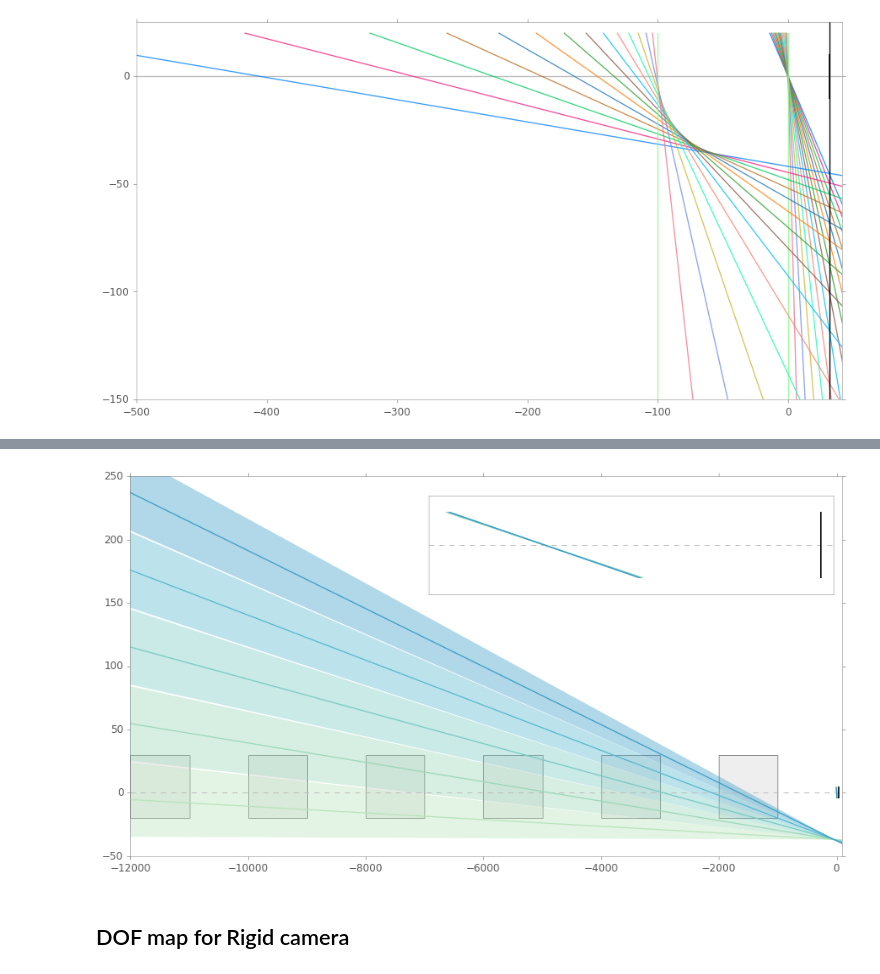
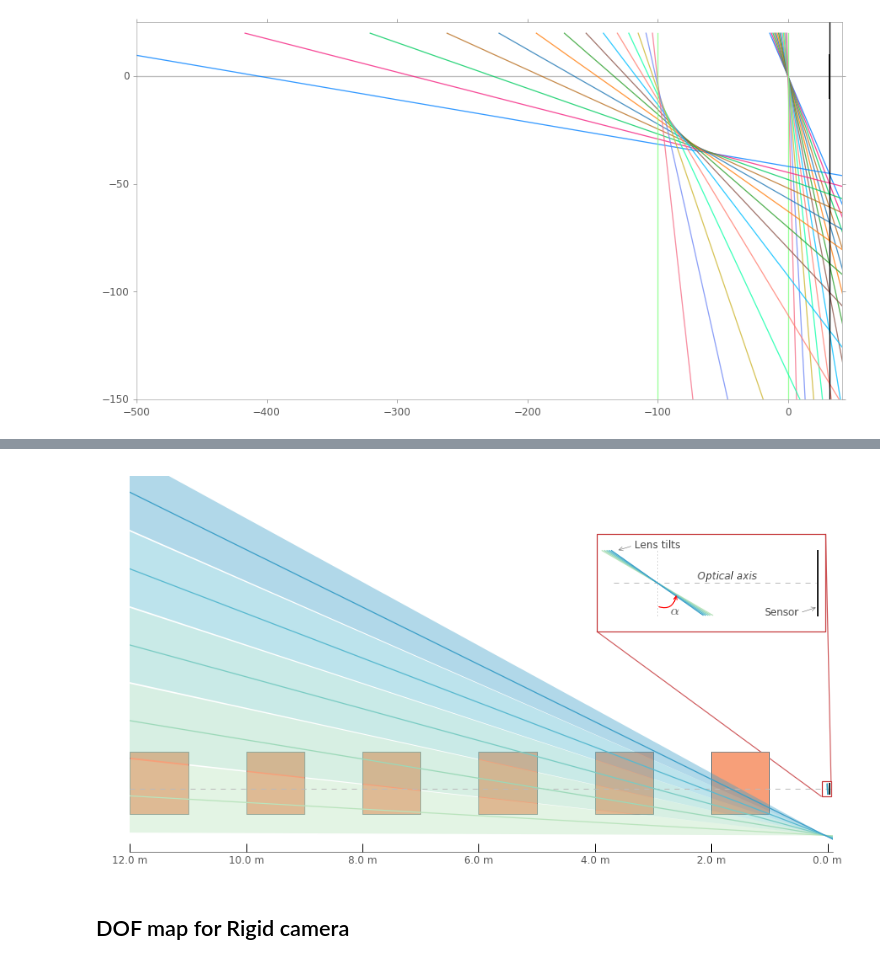
Before and after one commit to indranilsinharoy/phd-artifacts, a Jupyter notebook: chapters/chapter03_geometricmodel/code/PoSFcompare_rigidcam_scheimpflug.ipynb, the cells around one changed output, grey strips where cells are left out. Saved outputs shown, nothing was run; the diff lists cells and outputs as text; code cells hidden in the pictures.

```diff
--- a/chapters/chapter03_geometricmodel/code/PoSFcompare_rigidcam_scheimpflug.ipynb
+++ b/chapters/chapter03_geometricmodel/code/PoSFcompare_rigidcam_scheimpflug.ipynb
@@ -92,6 +94,15 @@ def draw_objects(ax, locations, sizes):
         ax.add_patch(
             patches.Rectangle(
                 (loc[0], loc[1]),   # (x,y)
-                size[0], size[1], fill=True, facecolor='#EEEEEE', edgecolor='#888888', zorder=1))
+                size[0], size[1], fill=True, facecolor='#F79F79', edgecolor='#888888', zorder=1))
+
+def set_axes_edge_color_and_width(ax, col, width=1):
+    """sets the edge color of axes"""
+    for each in ['bottom', 'top', 'right', 'left']:
+        if col == 'none':
+            ax.spines[each].set_visible(False)
+        else:
+            ax.spines[each].set_color(col)
+        ax.spines[each].set_linewidth(width)
 # %%
 # Optical system (for both rigid and scheimpflug camera)
@@ -173,7 +210,6 @@ fig, ax = plt.subplots(1, 1, figsize=(15, 8))
 num = 5
 
 f = 24
-
 
 #ccmap = plt.cm.plasma
 #cindex = np.linspace(0, ccmap.N-40, num)
@@ -210,6 +246,7 @@ for i, each in enumerate(alpha):
     zo = get_zo(f, zodash, each)
     #print('zo = ', zo)
     angleY = beta(f, zo, each)
+    print('alpha =', each, 'beta =', angleY)
     x, y = get_points(angleY, zo, ymin-ypad, ymax+ypad)
     ax.plot(x, y, color=cols[i], alpha=1.0)
     # Draw DOF wedge
@@ -243,26 +280,83 @@ draw_objects(ax,
              locations=((-2000, -20), (-4000, -20), (-6000, -20), (-8000, -20), (-10000, -20), (-12000, -20),),
              sizes=((1000, 50), (1000, 50), (1000, 50), (1000, 50), (1000, 50), (1000, 50),) )
 
-# add inset figure to show zoomed in version of the lens and sensor configuration
-iax = fig.add_axes([0.45,0.66,0.44,0.2], frameon=True, axisbg='white')
-iax.set_xlim(-4, 10)
+# Add inset figure to show zoomed in version of the lens and sensor configuration
+# -------------------------------------------------------------------------------
+inset_rect = [0.64, 0.58, 0.25, 0.2]
+inset_ax = fig.add_axes(inset_rect, frameon=False)
+#set_axes_edge_color_and_width(inset_ax, '#c43235', 1.2)
+inset_ax.set_xlim(-4, 10)
 inset_ymin, inset_ymax = -6, 6
-iax.set_ylim(inset_ymin, inset_ymax)
-iax.axhline(color='#BBBBBB', lw=1.0, linestyle='dashed')   # optical axis
+inset_ax.set_ylim(inset_ymin, inset_ymax)
+#inset_ax.axhline(color='#BBBBBB', lw=1.0, linestyle='dashed')   # optical axis
+
+inset_ax.plot([-3, 9.5], [0, 0], color='#BBBBBB', lw=1.0, linestyle='dashed')  # optical axis
+
 # draw image plane
-x, y = get_points(0, zodash-22, -4, 4)  # compressed the length by subtracting -22 (plot is obviously not to scale)
-iax.plot(x, y, color='#222222', lw=2,)
+inset_img_plane_x = zodash-22 #  compressed the length by subtracting -22 (plot is obviously not to scale)
+x, y = get_points(0, inset_img_plane_x, -4, 4)
+inset_ax.plot(x, y, color='#222222', lw=2,)
 
 # draw lens configurations
-for i, each in enumerate(alpha):
-    x, y = get_points(each, 0, -4, 4)
-    iax.plot(x, y, color=cols[i])
+inset_enp_x = -0.3
+x, y = get_points(0, inset_enp_x, -4, 4)
+inset_ax.plot(x, y, color='#BBBBBB', lw=1.0, linestyle='dotted')
+for i, each in enumerate(alpha + np.arange(len(alpha))):
+    x, y = get_points(each, -0.3, -4, 4)
+    inset_ax.plot(x, y, color=cols[i])
 
 # remove ticks
-iax.set_xticks([])
-iax.set_yticks([])
+inset_ax.set_xticks([])
+inset_ax.set_yticks([])
 
+# create rect patch for the inset
+inset_dst_rect = patches.Rectangle((-3970, 126), 3940, 78, fill=False, edgecolor='#c43235', zorder=15, lw=1.2)
+ax.add_patch(inset_dst_rect)
 
+# add inset_axis around the lens and sensor in the main axes
+inset_source_rect = patches.Rectangle((-100, -6),   # (x,y)
+                              162, 12, fill=False, edgecolor='#c43235', zorder=15, lw=1.2)
+ax.add_patch(inset_source_rect)
+
+src_bbox = inset_source_rect.get_bbox()
+dst_bbox = inset_dst_rect.get_bbox()
+
+path1 = BboxConnector.connect_bbox(bbox1=src_bbox, bbox2=dst_bbox, loc1=3, loc2=3)
+path1_patch = patches.PathPatch(path1, color='#c43235', lw=1.2, alpha=0.8, zorder=0)
+ax.add_patch(path1_patch)
+path2 = BboxConnector.connect_bbox(bbox1=src_bbox, bbox2=dst_bbox, loc1=1, loc2=1)
+path2_patch = patches.PathPatch(path2, color='#c43235', alpha=0.8, lw=1.2, zorder=0)
+ax.add_patch(path2_patch)
+
+# set spines and tick properties
+
+ax.spines['left'].set_visible(False)
+ax.spines['right'].set_visible(False)
+ax.spines['top'].set_visible(False)
+ax.spines['bottom'].set_color('k')
+ax.xaxis.set_ticks_position('bottom')
+#ax.yaxis.set_ticks([]) # it's also making the inset_axes' left spine vanish!!!!
+ax.yaxis.set_tick_params(which='both', color='none')
+for ytl in ax.get_yticklabels():
+    ytl.set_color('none')
+
+ax.xaxis.set_tick_params(which='major', direction='in', color='k', length=10, width=1.)
+sign = lambda x : -1 if x < 0 else 1
+tic_locs = ax.xaxis.get_ticklocs()[:-1]  # for some reason the last tick was at 2 on the image side
+tic_lables = ['{:0.1f} m'.format(sign(each)*each/(1000)) for each in tic_locs ]
+ax.set_xticklabels(tic_lables)
+ax.set_xticks(tic_locs)
+
+# annotations in inset axes
+inset_ax.text(x=inset_enp_x + 2.5, y=0.5, s='Optical axis', fontsize=12, fontstyle='italic')
+inset_ax.annotate('Sensor', (inset_img_plane_x, -3), (inset_img_plane_x - 3.3, -4), fontsize=12,
+                arrowprops=dict(arrowstyle="->", linewidth=0.5, color='#555555',  relpos=(0.8,0.2)))
+inset_ax.annotate('Lens tilts', (inset_enp_x - 2.5, 4), (inset_enp_x - 1.4, 4.3), fontsize=12,
+                 arrowprops=dict(arrowstyle="->", linewidth=0.5, color='#555555',  relpos=(0.0,0.5)))
+inset_ax.annotate('', (inset_enp_x+1.2, -1.3), (inset_enp_x, -2.9),
+                  arrowprops=dict(arrowstyle="->", color='red', lw=1.2,
+                                  connectionstyle="angle3,angleA=-20,angleB=-100"))
+inset_ax.text(x=inset_enp_x + 0.8, y= -3.9, s=r'$\alpha$', fontsize=16)
 
 plt.show()
 # %% [output]
@@ -269,4 +368,4 @@ plt.show()
-[figure, old version]
+[figure, new version]
 # %% [markdown]
 ## DOF map for Rigid camera
 # %% [markdown]
```
Also changed, not shown: parts of 8 cells of this notebook.
